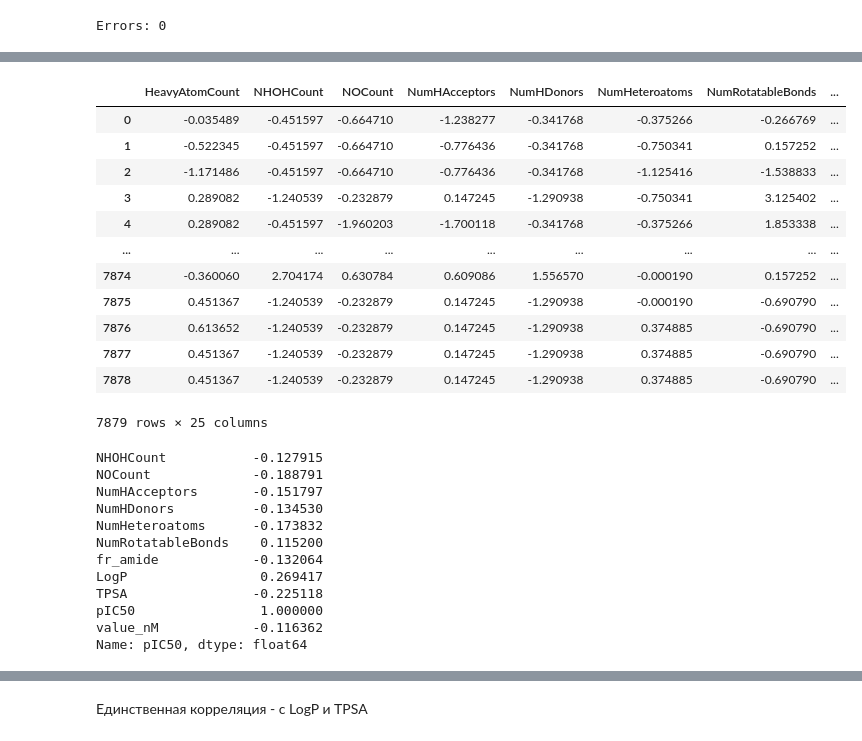
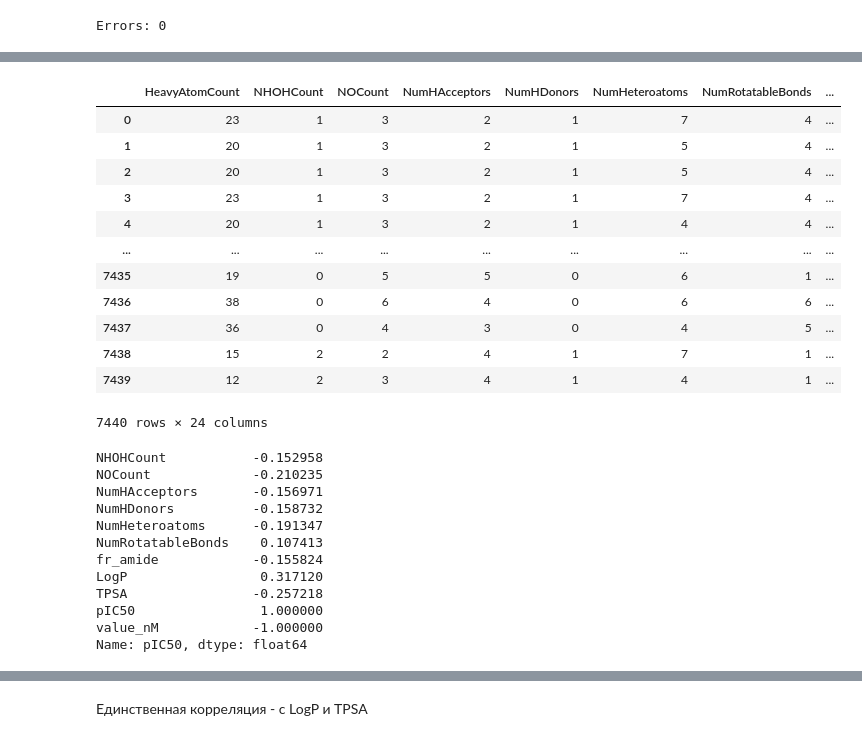
Before and after one commit to ElinaSmall/hERG_model, a Jupyter notebook: notebooks/005.0-smolkina-descriptors-struct-phys-schrodeniger_test.ipynb, the cells around one changed output, grey strips where cells are left out. Drawn from its saved outputs; the diff is of its cells as text; code cells hidden in the pictures.

```diff
--- a/notebooks/005.0-smolkina-descriptors-struct-phys-schrodeniger_test.ipynb
+++ b/notebooks/005.0-smolkina-descriptors-struct-phys-schrodeniger_test.ipynb
@@ -145,0 +157,2 @@ df_norm = DataFrame(scaler.transform(df_val_d.values), index=df_val_d.index, col
+# %%
+df_all = pd.concat([df,X],axis=1)
@@ -146,19 +193,28 @@ df_norm = DataFrame(scaler.transform(df_val_d.values), index=df_val_d.index, col
+# %%
+def to_one_class(x, name, types):
+    # приводит соединения к одному классу, поскольку формат csv/sdf не сохраняет класс объекта.
+    x_res = x[name].astype({name: types})
+    return x_res
+# %%
+df_all["pIC50"] = to_one_class(df_all, name = "pIC50", types = float)
+# %%
+df_all1 = df_all.iloc[:, -22:]
 # %%
-X_norm_SS["pIC50"] = df["pIC50"]
-X_norm_SS["value_nM"] = df["value_nM"]
-X_norm_SS
+df_all1["pIC50"] = df["pIC50"]
+df_all1["value_nM"] = df["value_nM"]
+df_all1
 # %% [output]
 |  | HeavyAtomCount | NHOHCount | NOCount | NumHAcceptors | NumHDonors | NumHeteroatoms | NumRotatableBonds | ... |
-| 0 | -0.035489 | -0.451597 | -0.664710 | -1.238277 | -0.341768 | -0.375266 | -0.266769 | ... |
-| 1 | -0.522345 | -0.451597 | -0.664710 | -0.776436 | -0.341768 | -0.750341 | 0.157252 | ... |
-| 2 | -1.171486 | -0.451597 | -0.664710 | -0.776436 | -0.341768 | -1.125416 | -1.538833 | ... |
-| 3 | 0.289082 | -1.240539 | -0.232879 | 0.147245 | -1.290938 | -0.750341 | 3.125402 | ... |
-| 4 | 0.289082 | -0.451597 | -1.960203 | -1.700118 | -0.341768 | -0.375266 | 1.853338 | ... |
+| 0 | 23 | 1 | 3 | 2 | 1 | 7 | 4 | ... |
+| 1 | 20 | 1 | 3 | 2 | 1 | 5 | 4 | ... |
+| 2 | 20 | 1 | 3 | 2 | 1 | 5 | 4 | ... |
+| 3 | 23 | 1 | 3 | 2 | 1 | 7 | 4 | ... |
+| 4 | 20 | 1 | 3 | 2 | 1 | 4 | 4 | ... |
 | ... | ... | ... | ... | ... | ... | ... | ... | ... |
-| 7874 | -0.360060 | 2.704174 | 0.630784 | 0.609086 | 1.556570 | -0.000190 | 0.157252 | ... |
-| 7875 | 0.451367 | -1.240539 | -0.232879 | 0.147245 | -1.290938 | -0.000190 | -0.690790 | ... |
-| 7876 | 0.613652 | -1.240539 | -0.232879 | 0.147245 | -1.290938 | 0.374885 | -0.690790 | ... |
-| 7877 | 0.451367 | -1.240539 | -0.232879 | 0.147245 | -1.290938 | 0.374885 | -0.690790 | ... |
-| 7878 | 0.451367 | -1.240539 | -0.232879 | 0.147245 | -1.290938 | 0.374885 | -0.690790 | ... |
+| 7435 | 19 | 0 | 5 | 5 | 0 | 6 | 1 | ... |
+| 7436 | 38 | 0 | 6 | 4 | 0 | 6 | 6 | ... |
+| 7437 | 36 | 0 | 4 | 3 | 0 | 4 | 5 | ... |
+| 7438 | 15 | 2 | 2 | 4 | 1 | 7 | 1 | ... |
+| 7439 | 12 | 2 | 3 | 4 | 1 | 4 | 1 | ... |
-7879 rows × 25 columns
+7440 rows × 24 columns
 # %%
@@ -169,17 +225,16 @@ X_norm_SS.to_csv("descriptors_struct_phys.csv", encoding='utf-8', index=False)
 # %%
-
-corr_df_pearson = X_norm_SS.corr(method="pearson")
-corr_df_pearson[np.abs(corr_df_pearson['pIC50']) > 0.1]['pIC50']
+corr_df_spearman = df_all1.corr(method="spearman")
+corr_df_spearman[np.abs(corr_df_spearman['pIC50']) > 0.1]['pIC50']
 # %% [output]
-NHOHCount           -0.127915
-NOCount             -0.188791
-NumHAcceptors       -0.151797
-NumHDonors          -0.134530
-NumHeteroatoms      -0.173832
-NumRotatableBonds    0.115200
-fr_amide            -0.132064
-LogP                 0.269417
-TPSA                -0.225118
+NHOHCount           -0.152958
+NOCount             -0.210235
+NumHAcceptors       -0.156971
+NumHDonors          -0.158732
+NumHeteroatoms      -0.191347
+NumRotatableBonds    0.107413
+fr_amide            -0.155824
+LogP                 0.317120
+TPSA                -0.257218
 pIC50                1.000000
-value_nM            -0.116362
+value_nM            -1.000000
 Name: pIC50, dtype: float64
```
Also changed, not shown: parts of 107 cells of this notebook.
